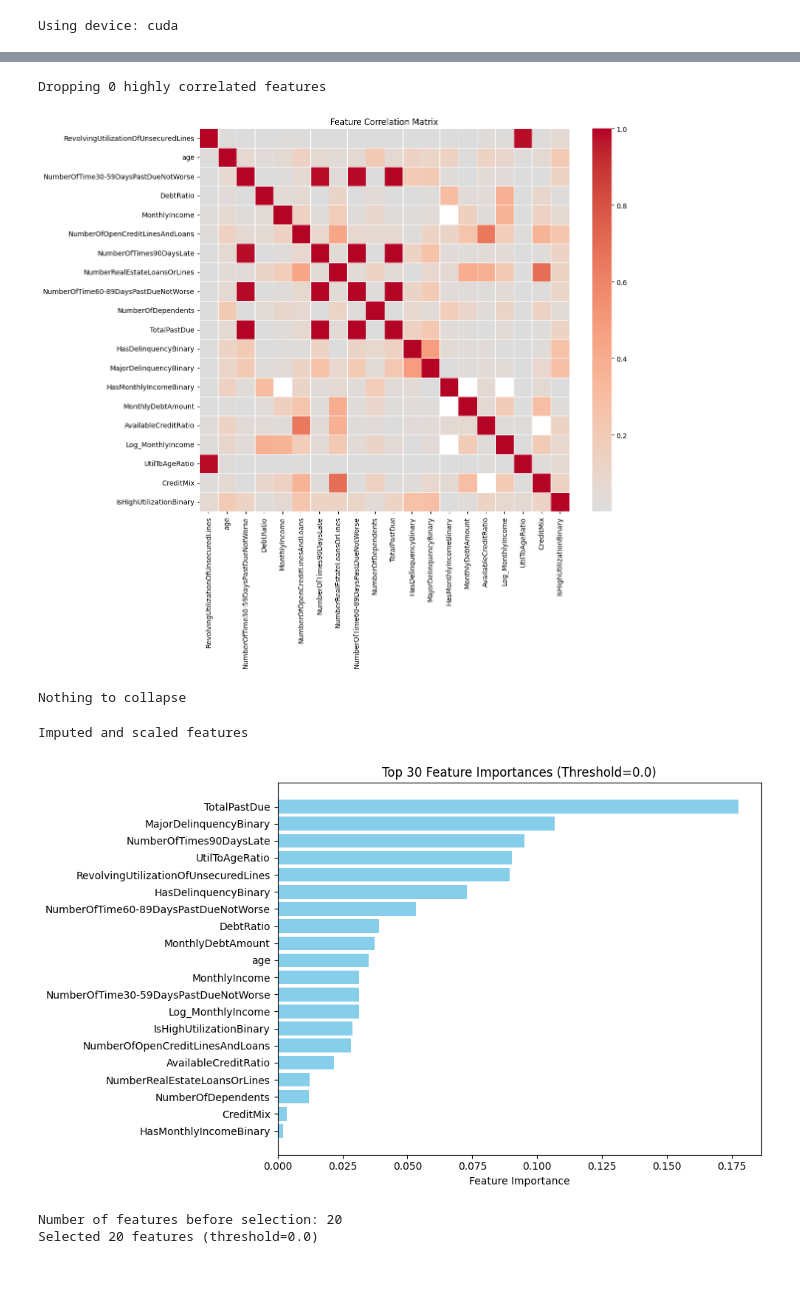
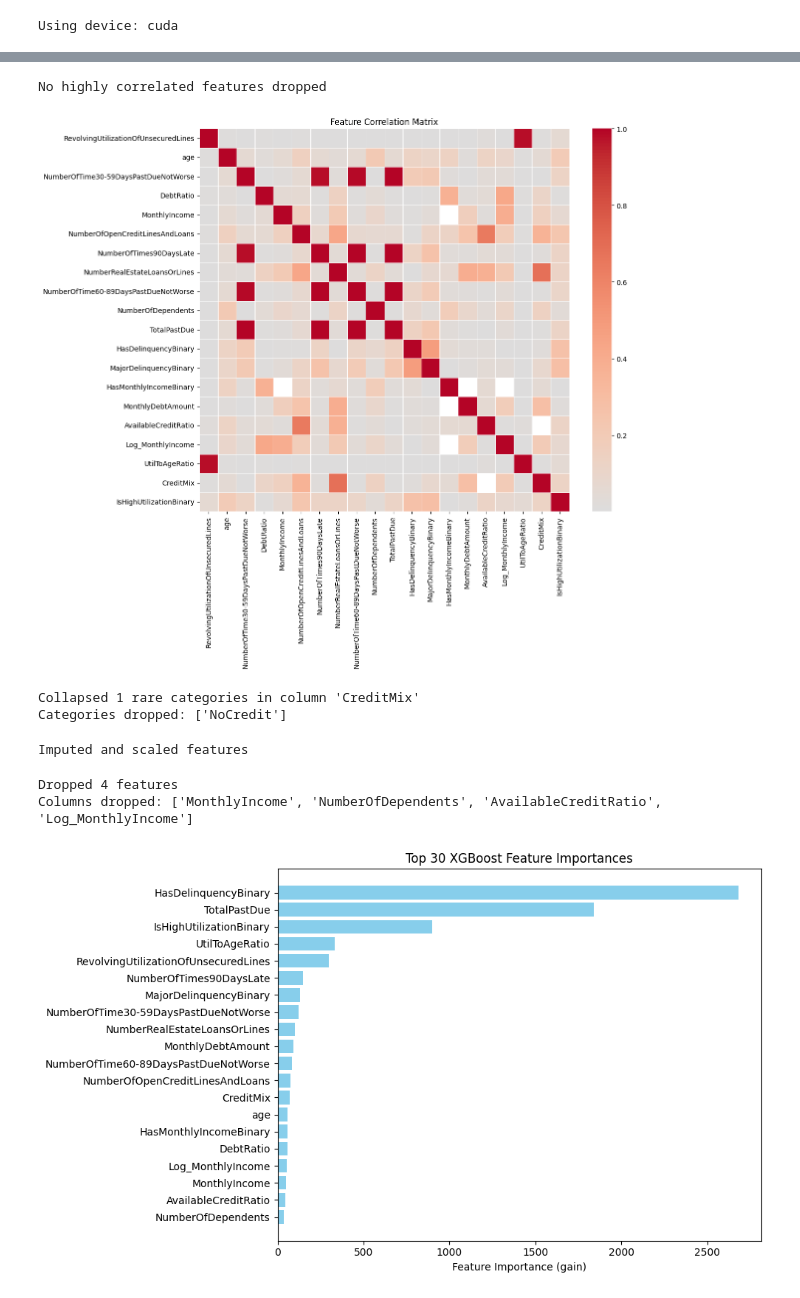
Before and after one commit to sunnysunny77/loan, a Jupyter notebook: cr.ipynb, the cells around one changed output, grey strips where cells are left out. Cells and saved outputs as stored; diff of their text form; code cells hidden in the pictures.

```diff
--- a/cr.ipynb
+++ b/cr.ipynb
@@ -355,3 +350,28 @@ NumberOfOpenCreditLinesAndLoans         int64          150000              0
 3                 0.0
 4                 0.0
 5                 0.0
+# %%
+# Outlier Handling
+numeric_df = df_train.select_dtypes(include=['int64', 'float64'])
+plt.figure(figsize=(15, 6))
+sns.boxplot(data=numeric_df)
+plt.title("Boxplot for All Numeric Features")
+plt.xticks(rotation=45)
+plt.show()
+
+print(df_train['age'].describe())
+
+df_train = df_train[df_train['age'] > 0].reset_index(drop=True)
+df_train['age'] = df_train['age'].clip(lower=21, upper=100)
+
+print(df_train['age'].describe())
+
+outliers_idx = df_train['MonthlyIncome'].nlargest(3).index
+df_train = df_train.drop(index=outliers_idx)
+
+numeric_df = df_train.select_dtypes(include=['int64', 'float64'])
+plt.figure(figsize=(15, 6))
+sns.boxplot(data=numeric_df)
+plt.title("Boxplot for All Numeric Features After Outlier Removal")
+plt.xticks(rotation=45)
+plt.show()
@@ -384,11 +408,0 @@ Name: count, dtype: int64
-# %%
-# Drop outliers
-numeric_df = df_features.select_dtypes(include=['int64', 'float64'])
-plt.figure(figsize=(15, 6))
-sns.boxplot(data=numeric_df)
-plt.title("Boxplot for All Numeric Features")
-plt.xticks(rotation=45)
-plt.show()
-outliers_idx = df_features['MonthlyIncome'].nlargest(3).index
-df_features = df_features.drop(index=outliers_idx)
-target = target.drop(index=outliers_idx)
@@ -422,14 +434,15 @@ Dropping 0 high-cardinality columns (> 50 unique values)
 # %%
 # Drop correlated features here
-df_corr, corr_cols_to_drop = drop_correlated(df_high, threshold=0.9999)
+df_corr, corr_cols_to_drop = drop_correlated(df_high, threshold=1)
 # %% [output]
-Dropping 0 highly correlated features
+No highly correlated features dropped
 [figure]
 # %%
 # Collapse rare categories on training data
-df_collapsed, rare_maps = collapse_rare_categories(df_corr, min_freq=0.005)
+df_collapsed, rare_maps = collapse_rare_categories(df_corr, threshold=0.013)
 # %% [output]
-Nothing to collapse
+Collapsed 1 rare categories in column 'CreditMix'
+Categories dropped: ['NoCredit']
 # %%
 # Impute and scale
 df_processed, num_imputer, cat_imputer, robust_scaler, std_scaler  = impute_and_scale(df_collapsed , threshold=1.0)
@@ -437,11 +450,11 @@ df_processed, num_imputer, cat_imputer, robust_scaler, std_scaler  = impute_and_
 Imputed and scaled features
 # %%
 # Random Forest feature selection
-df_selected, selected_features = select_features_rf(df_processed, y_train, threshold=0.0, top_n=30)
+df_selected, selected_features = select_features_xgb(df_processed, y_train, threshold=55, top_n=30)
 # %% [output]
+Dropped 4 features
+Columns dropped: ['MonthlyIncome', 'NumberOfDependents', 'AvailableCreditRatio', 'Log_MonthlyIncome']
-[figure, old version]
+[figure, new version]
-Number of features before selection: 20
-Selected 20 features (threshold=0.0)
 # %%
 # Process
 all_cols_to_drop = feature_cols_to_drop + hm_cols_to_drop + corr_cols_to_drop + hc_cols_to_drop
```
Also changed, not shown: parts of 21 cells of this notebook, 2 other files.
